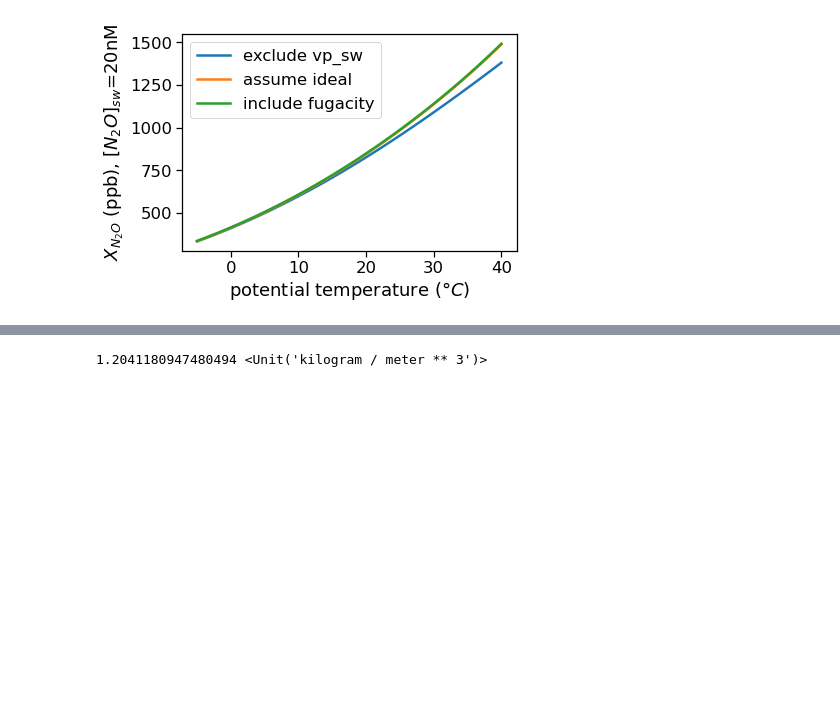
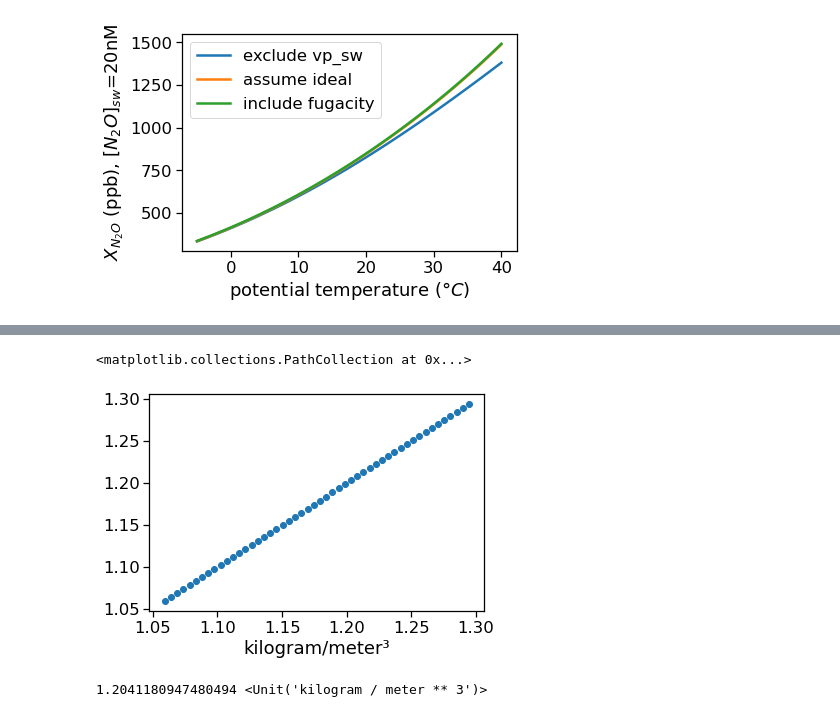
Before and after one commit to boom-lab/gasex-python, a Jupyter notebook: test functions.ipynb, the cells around one changed output, grey strips where cells are left out. Cells and saved outputs as stored; diff of their text form; code cells hidden in the pictures; blank space fills up the shorter version.

```diff
--- a/test functions.ipynb
+++ b/test functions.ipynb
@@ -587,3 +637,17 @@ Text(0.5, 0, 'potential temperature ($\\degree C$)')
+# %%
+pressures = np.linspace(0.9,1.1)
+rholist1 = []
+rholist2 = []
+
+for p in pressures:
+    rholist1.append(calculate_air_density(25, p, 10))
+    rholist2.append(density(p * units.atm, 25 * units.degC, 10 * units('g/kg')))
+
+fig, ax = plt.subplots()
+ax.scatter(rholist2, rholist1)
+# %% [output]
+<matplotlib.collections.PathCollection at 0x...>
+[figure, added]
 # %%
 p = 1 * units.atm
 T = 20 * units.degC
```
Also changed, not shown: parts of 46 cells of this notebook, 2 other files.
